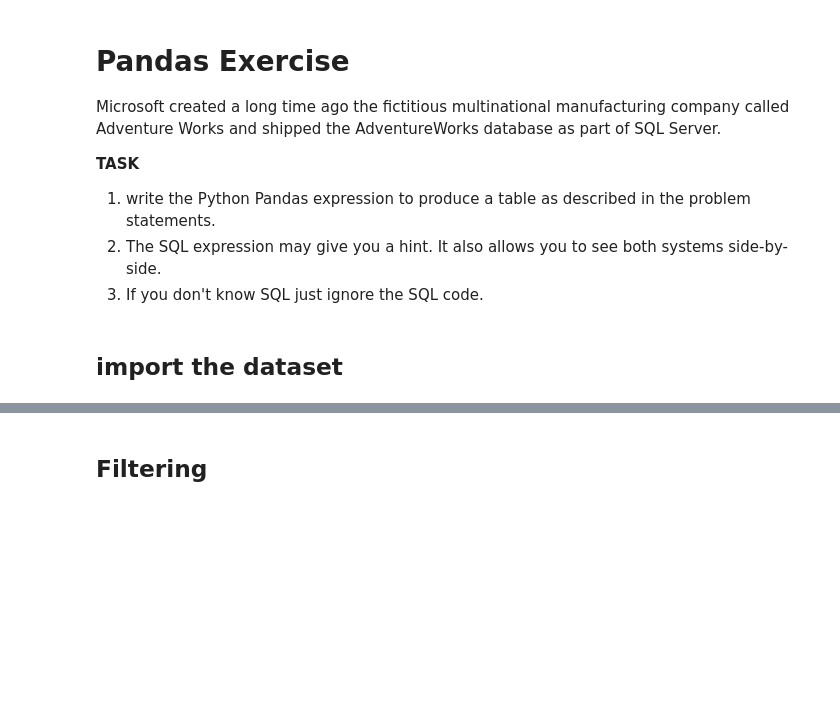
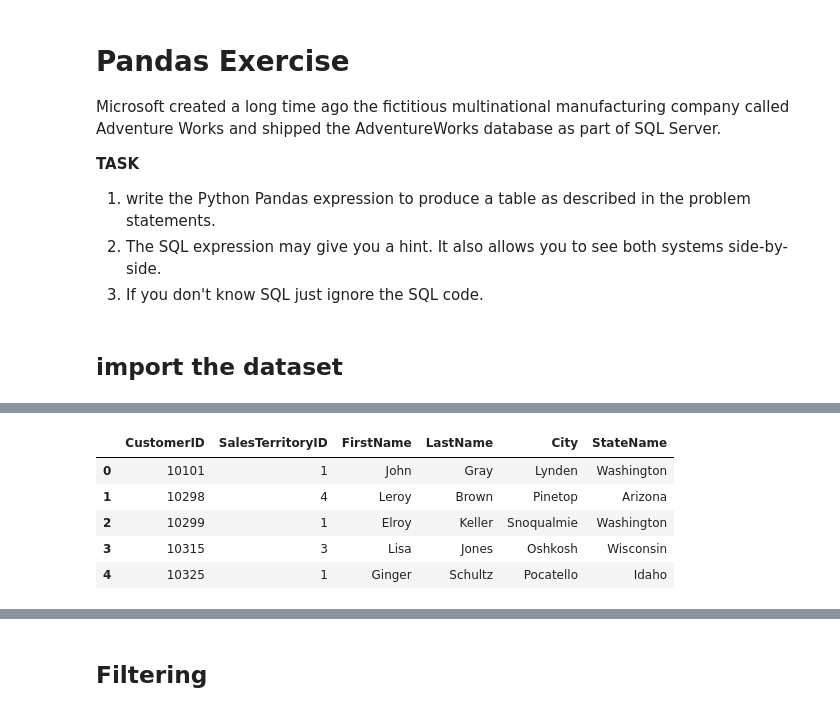
Before and after one commit to xiangshiyin/data-programming-with-python, a Jupyter notebook: 2023-fall/2023-09-26/notebook/code_demo.ipynb, the cells around one changed output, grey strips where cells are left out. Drawn from its saved outputs; the diff is of its cells as text; code cells hidden in the pictures; blank space fills up the shorter version.

```diff
--- a/2023-fall/2023-09-26/notebook/code_demo.ipynb
+++ b/2023-fall/2023-09-26/notebook/code_demo.ipynb
@@ -351,2 +856,11 @@ Customers.head(3)
+# %%
+Customers.head()
+# %% [output]
+|  | CustomerID | SalesTerritoryID | FirstName | LastName | City | StateName |
+| 0 | 10101 | 1 | John | Gray | Lynden | Washington |
+| 1 | 10298 | 4 | Leroy | Brown | Pinetop | Arizona |
+| 2 | 10299 | 1 | Elroy | Keller | Snoqualmie | Washington |
+| 3 | 10315 | 3 | Lisa | Jones | Oshkosh | Wisconsin |
+| 4 | 10325 | 1 | Ginger | Schultz | Pocatello | Idaho |
 # %%
 Customers.shape
```
Also changed, not shown: parts of 133 cells of this notebook, 2 other files.
